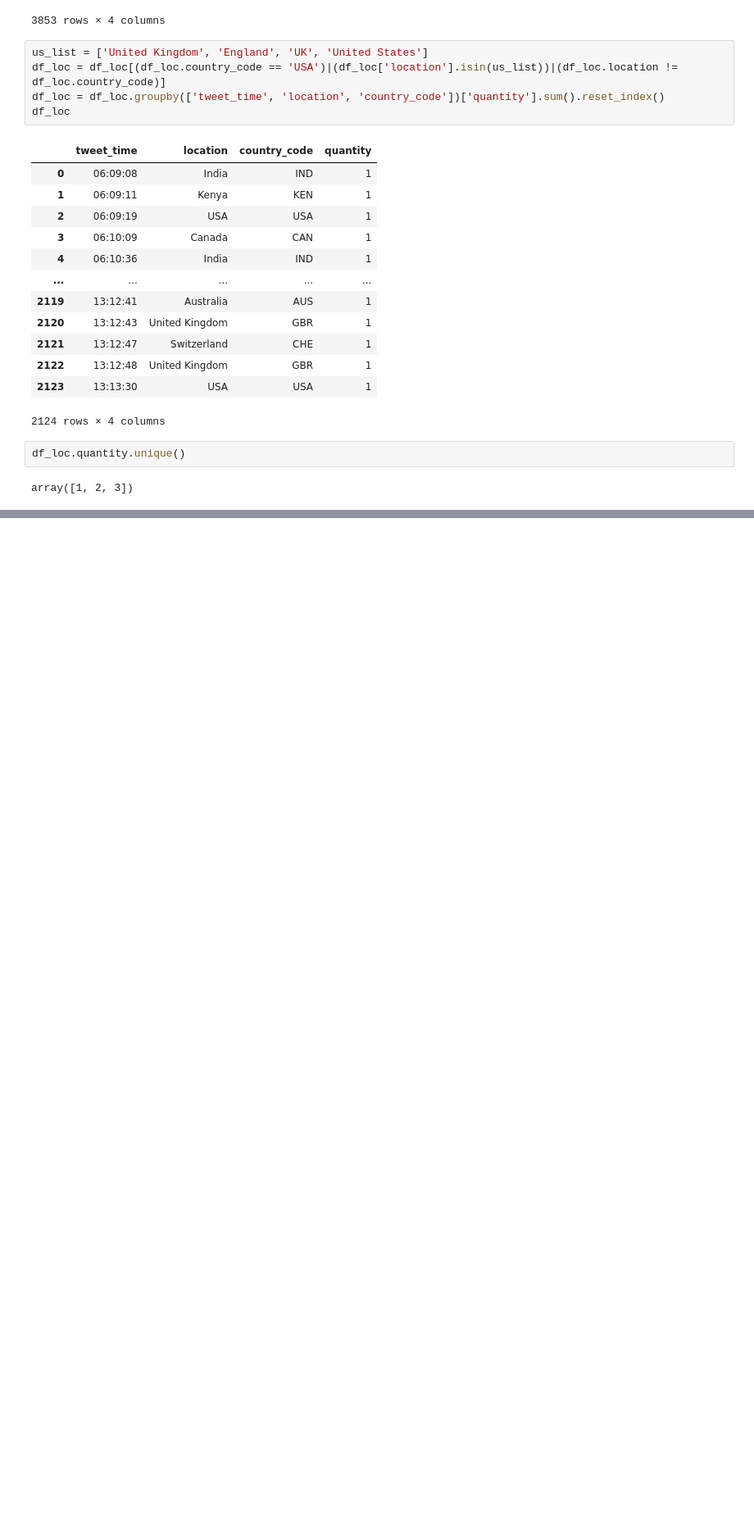
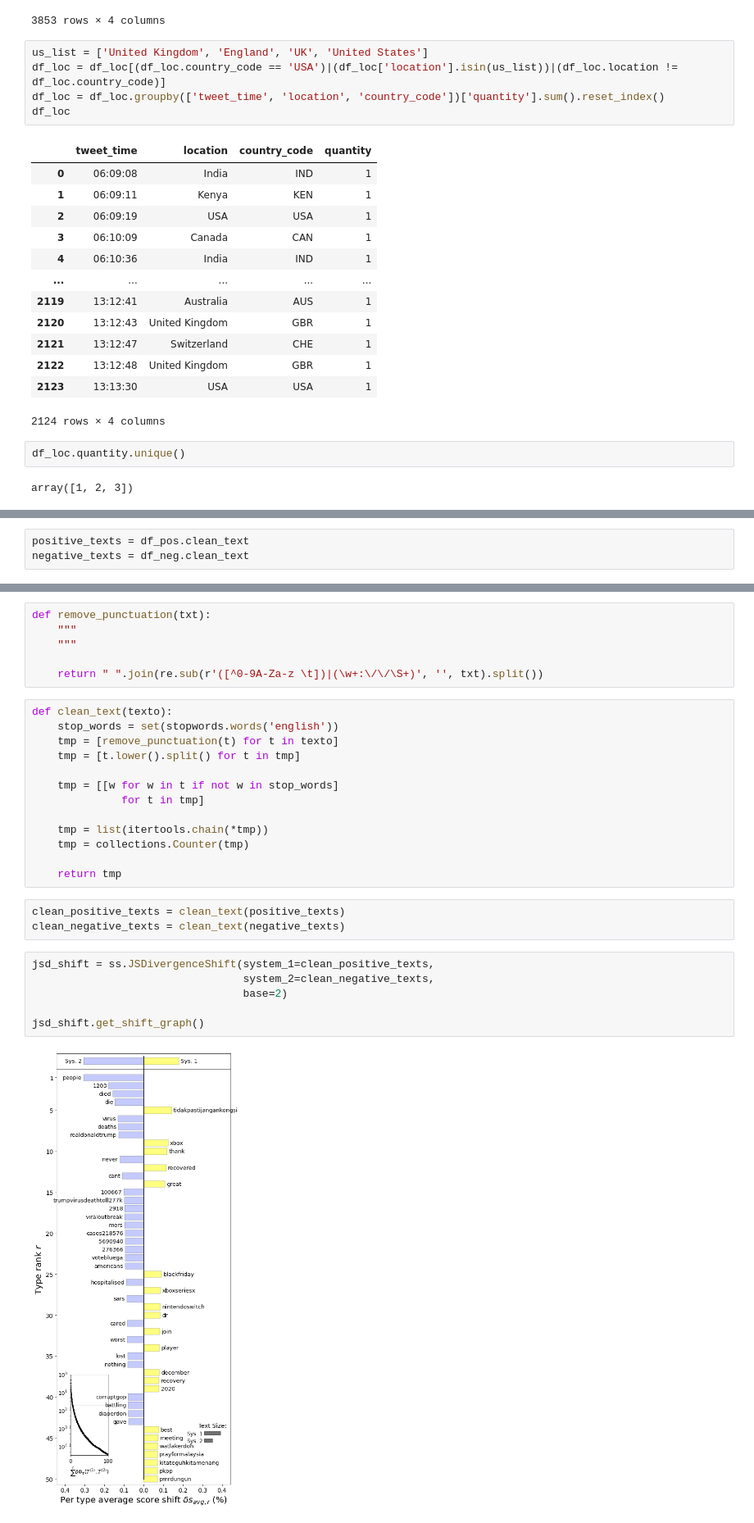
Before and after one commit to germanpinzon807/Monitoring_Daily_Tweets, a Jupyter notebook: covid_tweets.ipynb, the cells around one changed output, grey strips where cells are left out. Shown at 82% size. Drawn from its saved outputs; the diff is of its cells as text; blank space fills up the shorter version.

```diff
--- a/covid_tweets.ipynb
+++ b/covid_tweets.ipynb
@@ -360,0 +444,3 @@ fig.show()
+# %%
+positive_texts = df_pos.clean_text
+negative_texts = df_neg.clean_text
@@ -360,0 +462,30 @@ fig.show()
+# %%
+def remove_punctuation(txt):
+    """
+    """
+
+    return " ".join(re.sub(r'([^0-9A-Za-z \t])|(\w+:\/\/\S+)', '', txt).split())
+# %%
+def clean_text(texto):
+    stop_words = set(stopwords.words('english'))
+    tmp = [remove_punctuation(t) for t in texto]
+    tmp = [t.lower().split() for t in tmp]
+
+    tmp = [[w for w in t if not w in stop_words]
+              for t in tmp]
+
+    tmp = list(itertools.chain(*tmp))
+    tmp = collections.Counter(tmp)
+
+    return tmp
+# %%
+clean_positive_texts = clean_text(positive_texts)
+clean_negative_texts = clean_text(negative_texts)
+# %%
+jsd_shift = ss.JSDivergenceShift(system_1=clean_positive_texts,
+                                 system_2=clean_negative_texts,
+                                 base=2)
+
+jsd_shift.get_shift_graph()
+# %% [output]
+[figure, added]
```
Also changed, not shown: parts of 24 cells of this notebook.
